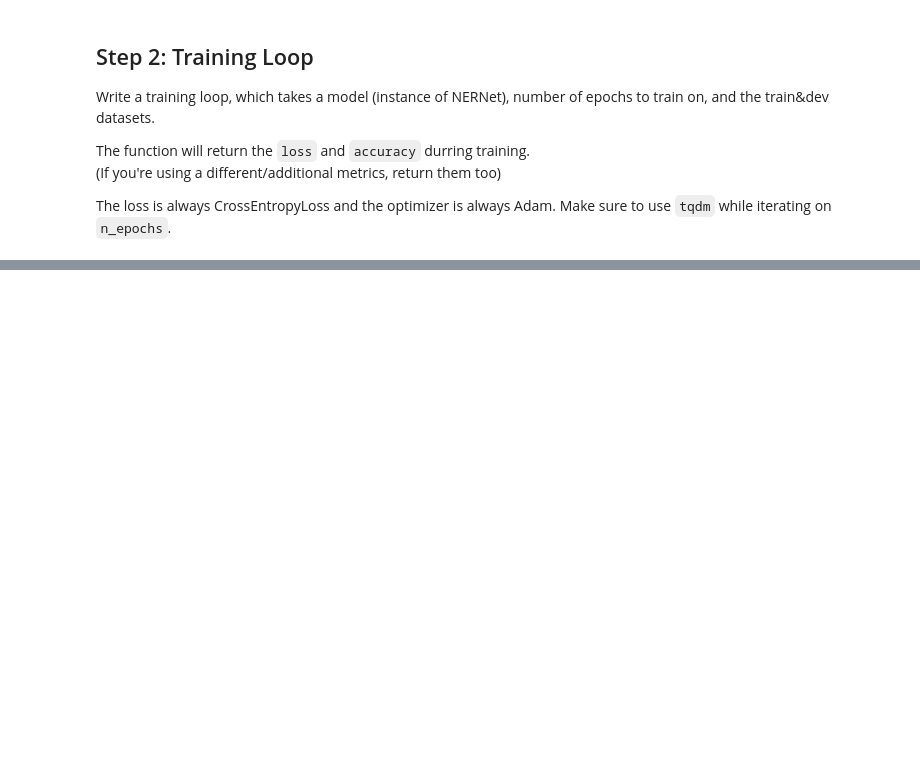
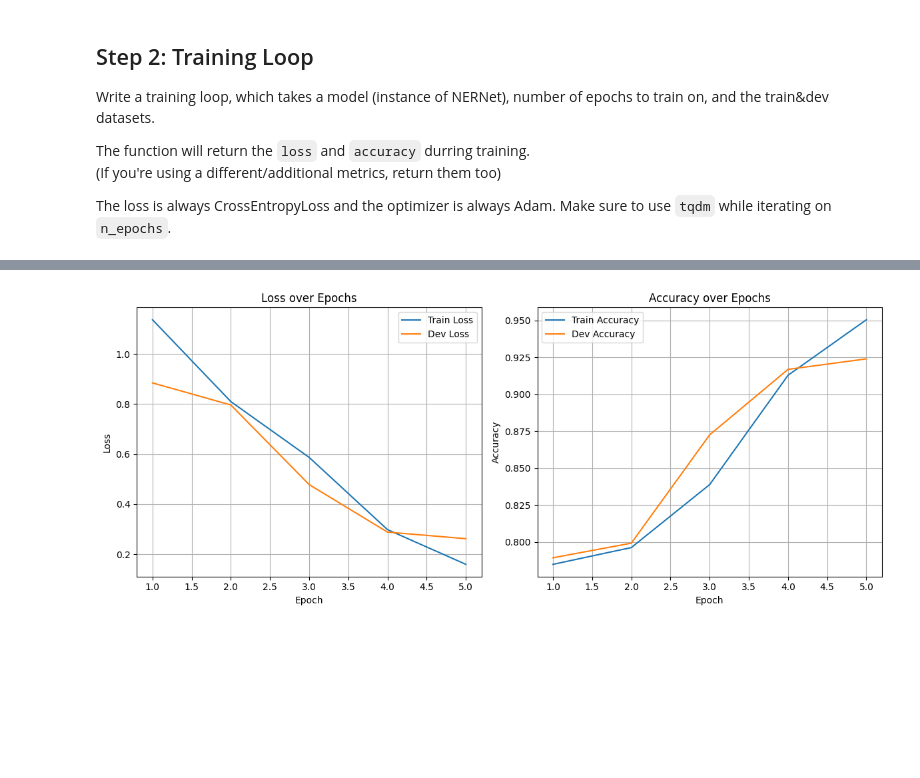
Before and after one commit to yGit741/nlp-ex2-yonatan_and_omer, a Jupyter notebook: yonatan_and_omer_Assignment_02_NER.ipynb, the cells around one changed output, grey strips where cells are left out. Saved outputs shown, nothing was run; the diff lists cells and outputs as text; code cells hidden in the pictures; blank space fills up the shorter version.

Commit message:
5 training loops succeed + basic plotting

```diff
--- a/yonatan_and_omer_Assignment_02_NER.ipynb
+++ b/yonatan_and_omer_Assignment_02_NER.ipynb
@@ -1423,3 +1442,36 @@ ValueError: optimizer got an empty parameter list
+# %%
+import matplotlib.pyplot as plt
+
+def plot_training_metrics(metrics):
+    epochs = range(1, len(metrics['loss']['train']) + 1)
+
+    # Plot Loss
+    plt.figure(figsize=(12, 5))
+    plt.subplot(1, 2, 1)
+    plt.plot(epochs, metrics['loss']['train'], label='Train Loss')
+    plt.plot(epochs, metrics['loss']['dev'], label='Dev Loss')
+    plt.xlabel("Epoch")
+    plt.ylabel("Loss")
+    plt.title("Loss over Epochs")
+    plt.legend()
+    plt.grid(True)
+
+    # Plot Accuracy
+    plt.subplot(1, 2, 2)
+    plt.plot(epochs, metrics['accuracy']['train'], label='Train Accuracy')
+    plt.plot(epochs, metrics['accuracy']['dev'], label='Dev Accuracy')
+    plt.xlabel("Epoch")
+    plt.ylabel("Accuracy")
+    plt.title("Accuracy over Epochs")
+    plt.legend()
+    plt.grid(True)
+
+    plt.tight_layout()
+    plt.show()
+# metrics = train_loop(model, n_epochs, dataloader_train, dataloader_dev)
+plot_training_metrics(metrics)
+# %% [output]
+[figure, added]
 # %% [markdown]
 <br><br><br><br><br><br>
 # %% [markdown]
```
Also changed, not shown: parts of 5 cells of this notebook.
